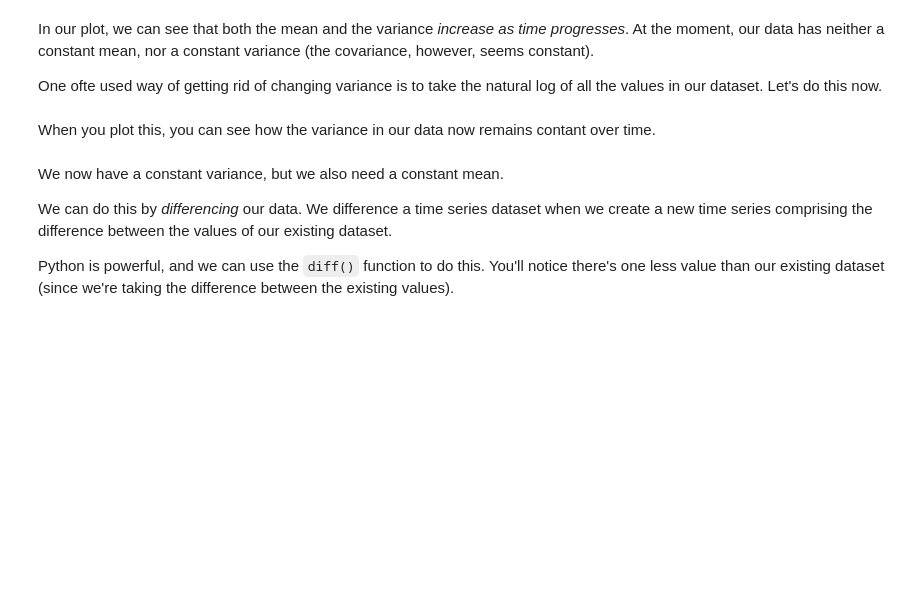
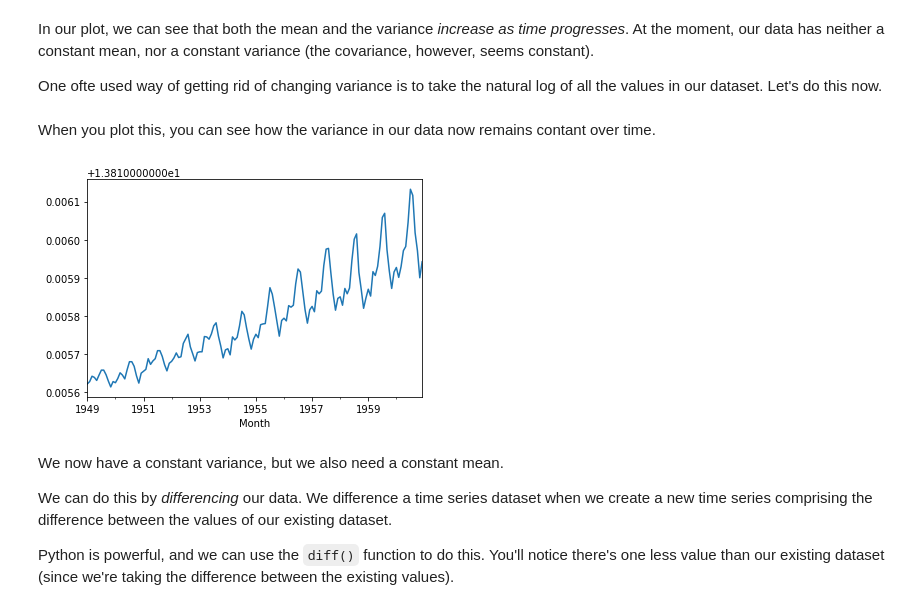
Before and after one commit to randrmoel/cowboy_cig_case, a Jupyter notebook: Cowboy Cigarettes Case Study - Tier 3.ipynb, the cells around one changed output. Cells and saved outputs as stored; diff of their text form; code cells hidden in the pictures; blank space fills up the shorter version.

```diff
--- a/Cowboy Cigarettes Case Study - Tier 3.ipynb
+++ b/Cowboy Cigarettes Case Study - Tier 3.ipynb
@@ -256,3 +272,5 @@ _ _ _
+# %%
+logy = np.log(y)
 # %% [markdown]
 
 When you plot this, you can see how the variance in our data now remains contant over time.
@@ -261,3 +277,8 @@ _ _ _
+# %%
+_=logy.plot()
+plt.show()
+# %% [output]
+[figure, added]
 # %% [markdown]
 We now have a constant variance, but we also need a constant mean.
 
```
Also changed, not shown: parts of 28 cells of this notebook.
